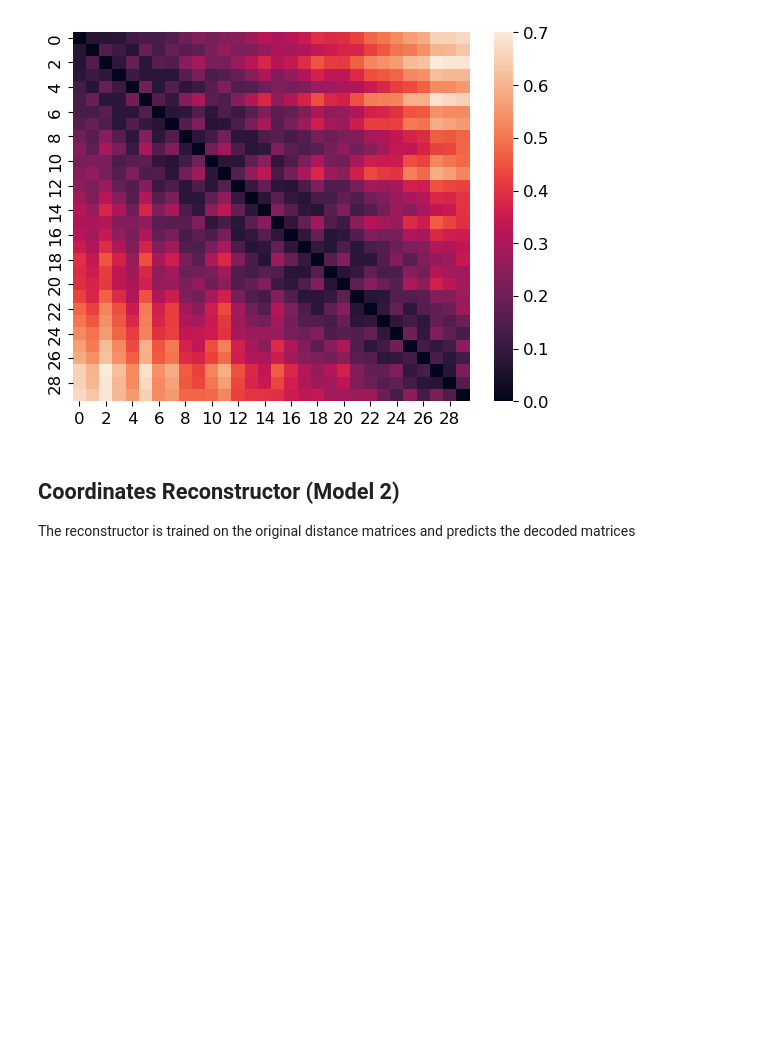
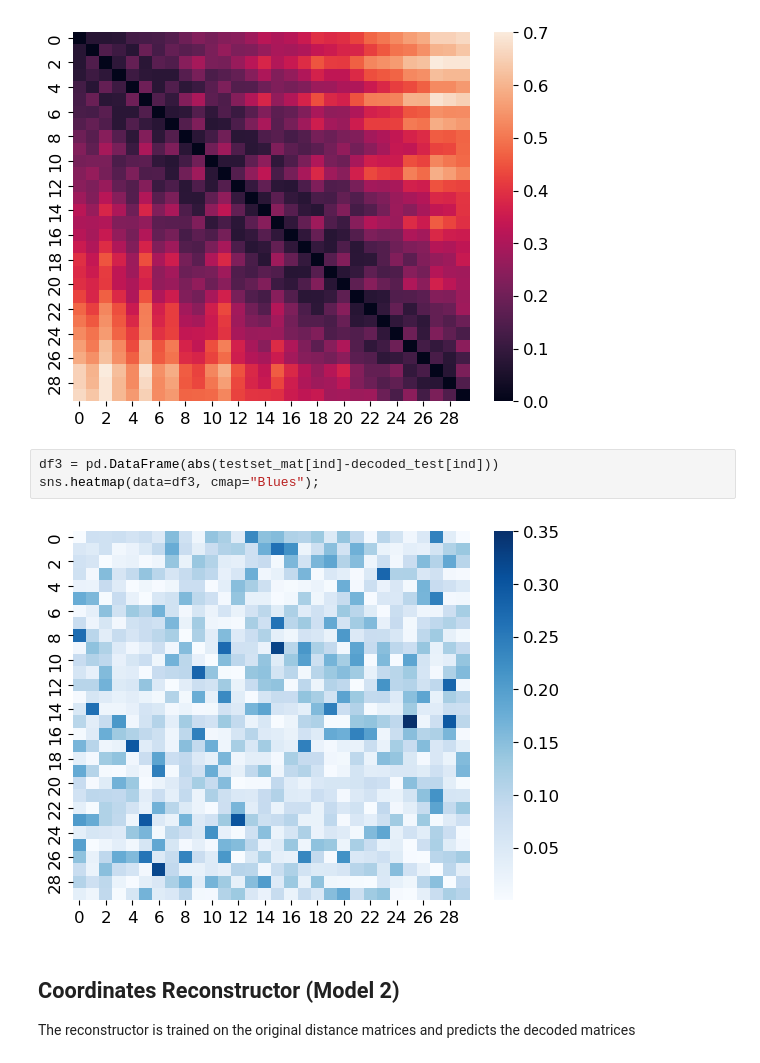
Before and after one commit to group9ine/variational-autoencoders, a Jupyter notebook: DistMatConv2D.ipynb, the cells around one changed output. Cells and saved outputs as stored; diff of their text form; blank space fills up the shorter version.

```diff
--- a/DistMatConv2D.ipynb
+++ b/DistMatConv2D.ipynb
@@ -373,6 +374,11 @@ df2 = pd.DataFrame(testset_mat[ind])
 sns.heatmap(data=df2);
 # %% [output]
 [figure]
+# %%
+df3 = pd.DataFrame(abs(testset_mat[ind]-decoded_test[ind]))
+sns.heatmap(data=df3, cmap="Blues");
+# %% [output]
+[figure, added]
 # %% [markdown]
 ## Coordinates Reconstructor (Model 2)
 The reconstructor is trained on the original distance matrices and predicts the decoded matrices
```
Also changed, not shown: parts of 30 cells of this notebook.
